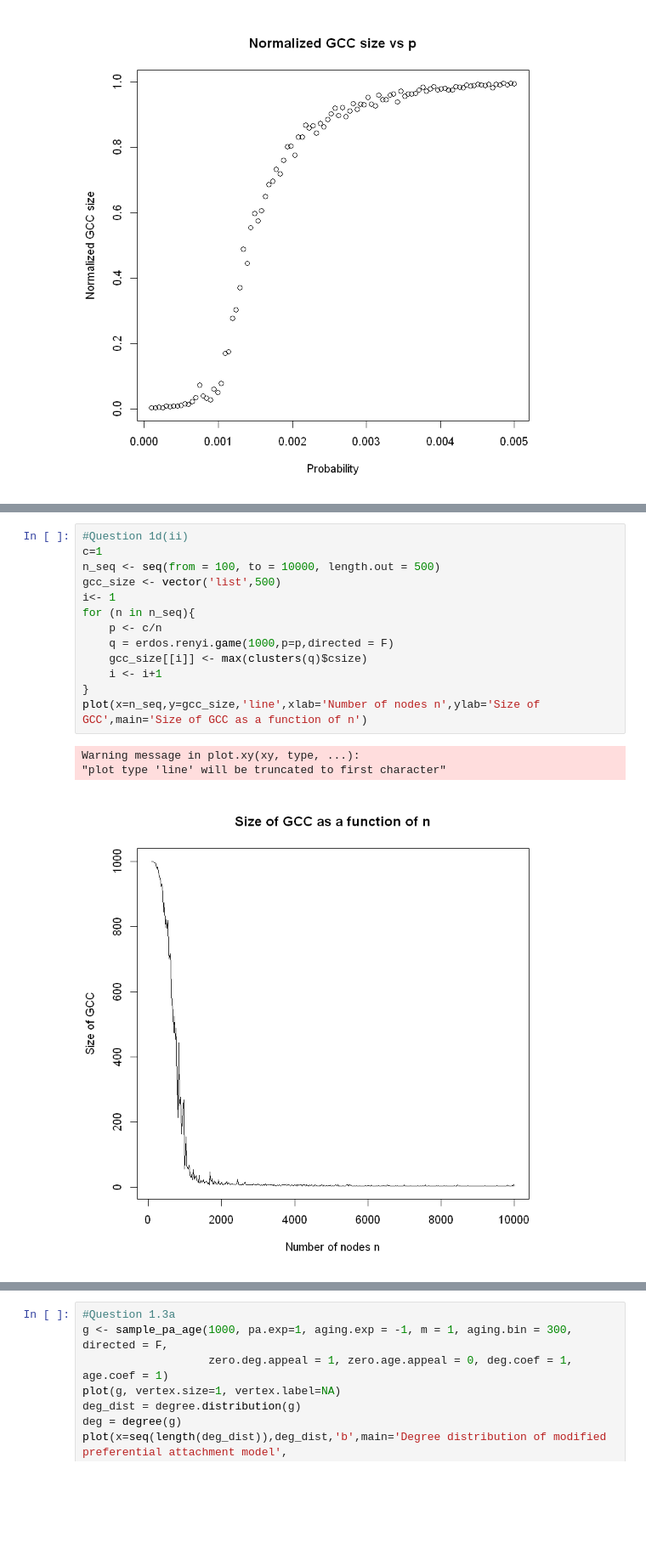
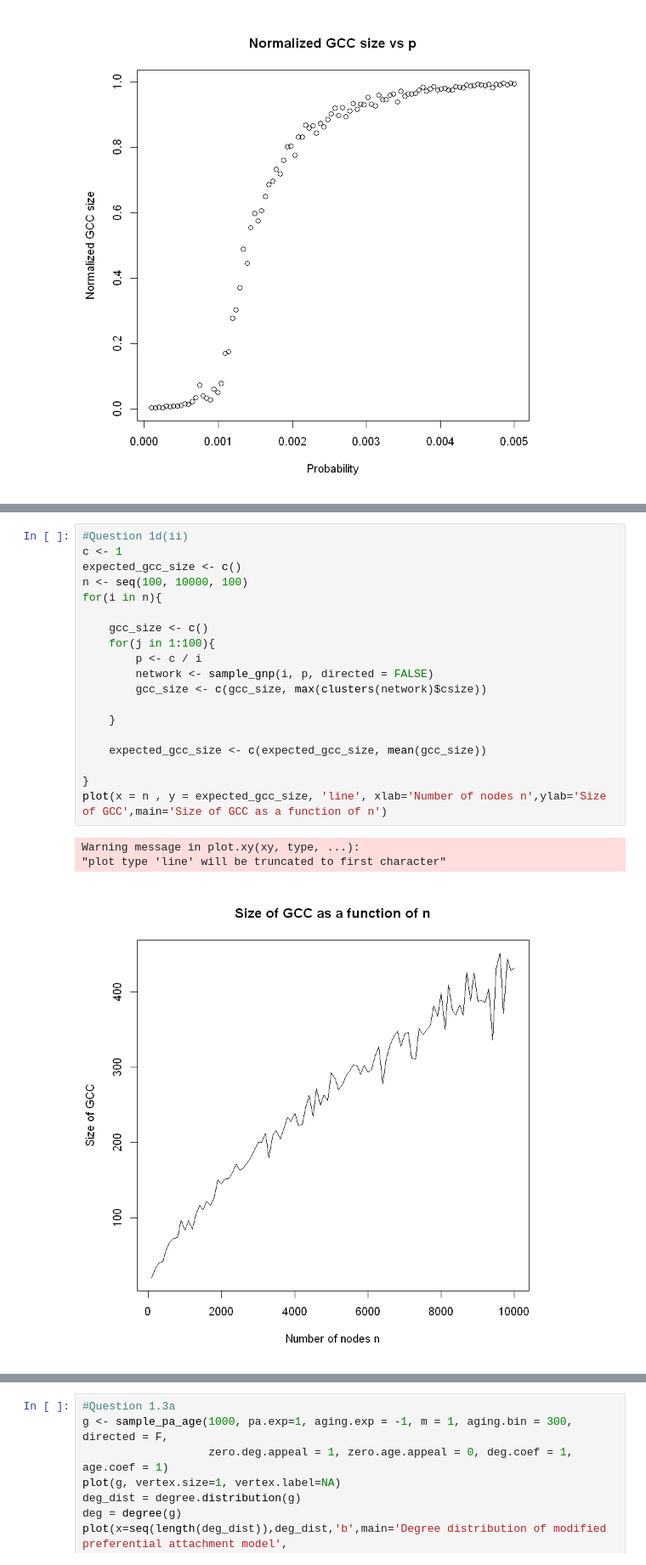
Before and after one commit to maithilibhide/ECE232, a Jupyter notebook: Project1/Q1.1_1.3.ipynb, the cells around one changed output, grey strips where cells are left out. Shown at 85% size. Cells and saved outputs as stored; diff of their text form; blank space fills up the shorter version.

```diff
--- a/Project1/Q1.1_1.3.ipynb
+++ b/Project1/Q1.1_1.3.ipynb
@@ -89,19 +95,25 @@ Warning message in plot.xy(xy, type, ...):
 # %%
 #Question 1d(ii)
-c=1
-n_seq <- seq(from = 100, to = 10000, length.out = 500)
-gcc_size <- vector('list',500)
-i<- 1
-for (n in n_seq){
-    p <- c/n
-    q = erdos.renyi.game(1000,p=p,directed = F)
-    gcc_size[[i]] <- max(clusters(q)$csize)
-    i <- i+1
+c <- 1
+expected_gcc_size <- c()
+n <- seq(100, 10000, 100)
+for(i in n){
+
+    gcc_size <- c()
+    for(j in 1:100){
+        p <- c / i
+        network <- sample_gnp(i, p, directed = FALSE)
+        gcc_size <- c(gcc_size, max(clusters(network)$csize))
+
+    }
+
+    expected_gcc_size <- c(expected_gcc_size, mean(gcc_size))
+
 }
-plot(x=n_seq,y=gcc_size,'line',xlab='Number of nodes n',ylab='Size of GCC',main='Size of GCC as a function of n')
+plot(x = n , y = expected_gcc_size, 'line', xlab='Number of nodes n',ylab='Size of GCC',main='Size of GCC as a function of n')
 # %% [output]
 Warning message in plot.xy(xy, type, ...):
 "plot type 'line' will be truncated to first character"
-[figure, old version]
+[figure, new version]
 # %%
 #Question 1d(iii)
```
Also changed, not shown: parts of 3 cells of this notebook.
